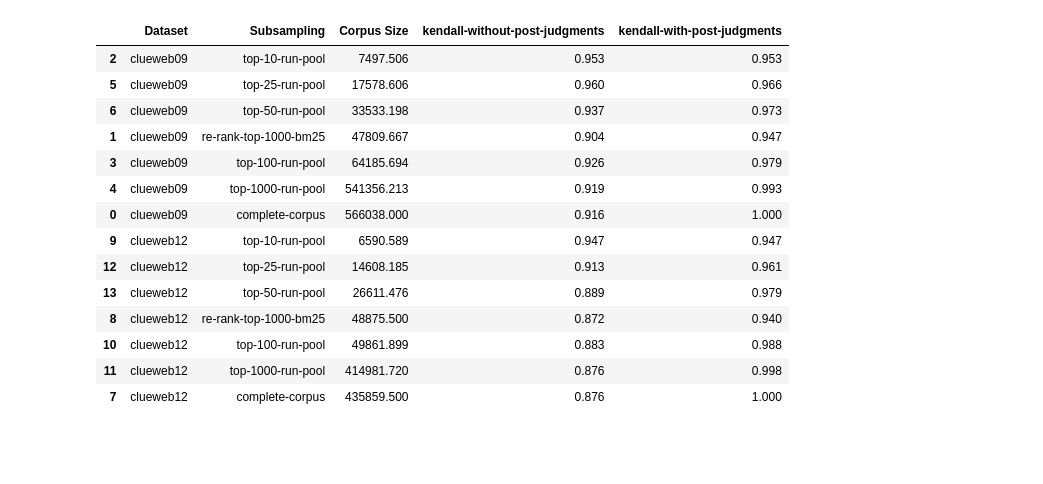
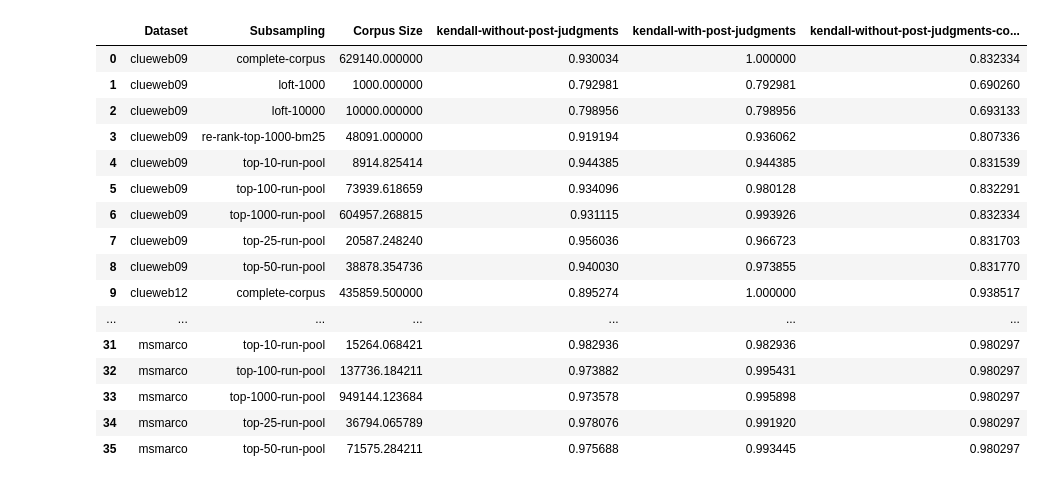
Before and after one commit to webis-de/ecir25-corpus-subsampling, a Jupyter notebook: notebooks/evaluation.ipynb, the cells around one changed output. Drawn from its saved outputs; the diff is of its cells as text; code cells hidden in the pictures; blank space fills up the shorter version.

```diff
--- a/notebooks/evaluation.ipynb
+++ b/notebooks/evaluation.ipynb
@@ -6,15 +6,12 @@ import pandas as pd
 from statistics import mean
 from tqdm import tqdm
 from numpy import isnan
+#pip install pyircor --ignore-requires-python --no-deps --break-system-packages
+# modify from collections.abc import Iterable
+from pyircor.tauap import tauap_b
 
 def corr(df, col_a, col_b):
-    ret = df[[col_a, col_b]].corr('kendall')
-    assert len(ret) == 2
-    ret = ret.iloc[0].to_dict()
-    if ret[col_b] > ret[col_a]:
-        raise ValueError('Could not handle', ret)
-
-    return ret[col_b]
+    return tauap_b(df[col_a], df[col_b])
 
 
 PERCENTAGE_TOP_SYSTEMS = 0.75
@@ -29,6 +26,7 @@ def evaluation_against_pool(f):
                 ret[method] = {
                     'corpus-size': [],
                     'kendall-without-post-judgments': [],
+                    'kendall-without-post-judgments-condensed': [],
                     'kendall-with-post-judgments': [],
                 }
 
@@ -40,6 +38,7 @@ def evaluation_against_pool(f):
                     'run': run,
                     'evaluation-with-post-judgments': run_eval['evaluation-with-post-judgments'][MEASURE],
                     'evaluation-without-post-judgments': run_eval['evaluation-without-post-judgments'][MEASURE],
+                    'evaluation-without-post-judgments-condensed': run_eval['evaluation-without-post-judgments'][MEASURE + '-condensed'],
                     'ground-truth-evaluation': run_eval[TRUTH_FIELD][MEASURE]
                 }]
 
@@ -48,6 +47,7 @@ def evaluation_against_pool(f):
             ndcg_scores = ndcg_scores.head(int(len(ndcg_scores)*PERCENTAGE_TOP_SYSTEMS))
 
             ret[method]['kendall-without-post-judgments'] += [corr(ndcg_scores, 'evaluation-without-post-judgments', 'ground-truth-evaluation')]
+            ret[method]['kendall-without-post-judgments-condensed'] += [corr(ndcg_scores, 'evaluation-without-post-judgments-condensed', 'ground-truth-evaluation')]
             ret[method]['kendall-with-post-judgments'] += [corr(ndcg_scores, 'evaluation-with-post-judgments', 'ground-truth-evaluation')]
 
     return ret
@@ -71,6 +71,7 @@ def evaluation_against_unpooled(f):
                     ret[method]['ndcg-scores'] += [{
                         'evaluation-with-post-judgments': run_eval['evaluation-with-post-judgments'][MEASURE],
                         'evaluation-without-post-judgments': run_eval['evaluation-without-post-judgments'][MEASURE],
+                        'evaluation-without-post-judgments-condensed': run_eval['evaluation-without-post-judgments'][MEASURE + '-condensed'],
                         'ground-truth-evaluation': run_eval[TRUTH_FIELD][MEASURE]
                     }]
 
@@ -81,6 +82,7 @@ def evaluation_against_unpooled(f):
 
         ret[method]['kendall-without-post-judgments'] = [corr(ndcg_scores, 'evaluation-without-post-judgments', 'ground-truth-evaluation')]
         ret[method]['kendall-with-post-judgments'] = [corr(ndcg_scores, 'evaluation-with-post-judgments', 'ground-truth-evaluation')]
+        ret[method]['kendall-without-post-judgments-condensed'] = [corr(ndcg_scores, 'evaluation-without-post-judgments-condensed', 'ground-truth-evaluation')]
 
     return ret
 
@@ -105,16 +107,22 @@ def evaluation(against_pool=True):
                 'Subsampling': method,
                 'Corpus Size': mean(eval_for_method['corpus-size']),
                 'kendall-without-post-judgments': mean(eval_for_method['kendall-without-post-judgments']),
+                'kendall-without-post-judgments-condensed': mean(eval_for_method['kendall-without-post-judgments-condensed']),
                 'kendall-with-post-judgments': mean(eval_for_method['kendall-with-post-judgments']),
             }]
 
     return pd.DataFrame(df)
 # %%
-df = evaluation(against_pool=False)
-df['Dataset'] = df['Dataset'].apply(lambda i: i.split('-')[0])
+def create_df(against_pool):
+    df = evaluation(against_pool)
+    df['Dataset'] = df['Dataset'].apply(lambda i: i.split('-')[0])
 
-df = df.groupby(['Dataset', 'Subsampling']) \
-       .agg({'Corpus Size': 'mean', 'kendall-without-post-judgments': 'mean', 'kendall-with-post-judgments': 'mean'}) \
-       .reset_index()
+    df = df.groupby(['Dataset', 'Subsampling']) \
+           .agg({'Corpus Size': 'mean', 'kendall-without-post-judgments': 'mean', 'kendall-with-post-judgments': 'mean', 'kendall-without-post-judgments-condensed': 'mean'}) \
+           .reset_index()
 
-df.sort_values(['Dataset', 'Corpus Size']).round(3)
+    df.sort_values(['Dataset', 'Corpus Size']).round(3)
+    return df
+
+df_against_pool = create_df(True)
+df_all_unpooled = create_df(False)
@@ -164,25 +129,20 @@ df.sort_values(['Dataset', 'Corpus Size']).round(3)
-# %%
-df = evaluation(against_pool=True)
-df['Dataset'] = df['Dataset'].apply(lambda i: i.split('-')[0])
-
-df = df.groupby(['Dataset', 'Subsampling']) \
-       .agg({'Corpus Size': 'mean', 'kendall-without-post-judgments': 'mean', 'kendall-with-post-judgments': 'mean'}) \
-       .reset_index()
-
-df.sort_values(['Dataset', 'Corpus Size']).round(3)
-# %% [output]
-|  | Dataset | Subsampling | Corpus Size | kendall-without-post-judgments | kendall-with-post-judgments |
-| 2 | clueweb09 | top-10-run-pool | 7497.506 | 0.953 | 0.953 |
-| 5 | clueweb09 | top-25-run-pool | 17578.606 | 0.960 | 0.966 |
-| 6 | clueweb09 | top-50-run-pool | 33533.198 | 0.937 | 0.973 |
-| 1 | clueweb09 | re-rank-top-1000-bm25 | 47809.667 | 0.904 | 0.947 |
-| 3 | clueweb09 | top-100-run-pool | 64185.694 | 0.926 | 0.979 |
-| 4 | clueweb09 | top-1000-run-pool | 541356.213 | 0.919 | 0.993 |
-| 0 | clueweb09 | complete-corpus | 566038.000 | 0.916 | 1.000 |
-| 9 | clueweb12 | top-10-run-pool | 6590.589 | 0.947 | 0.947 |
-| 12 | clueweb12 | top-25-run-pool | 14608.185 | 0.913 | 0.961 |
-| 13 | clueweb12 | top-50-run-pool | 26611.476 | 0.889 | 0.979 |
-| 8 | clueweb12 | re-rank-top-1000-bm25 | 48875.500 | 0.872 | 0.940 |
-| 10 | clueweb12 | top-100-run-pool | 49861.899 | 0.883 | 0.988 |
-| 11 | clueweb12 | top-1000-run-pool | 414981.720 | 0.876 | 0.998 |
-| 7 | clueweb12 | complete-corpus | 435859.500 | 0.876 | 1.000 |
+# %%
+df_against_pool
+# %% [output]
+|  | Dataset | Subsampling | Corpus Size | kendall-without-post-judgments | kendall-with-post-judgments | kendall-without-post-judgments-co... |
+| 0 | clueweb09 | complete-corpus | 629140.000000 | 0.930034 | 1.000000 | 0.832334 |
+| 1 | clueweb09 | loft-1000 | 1000.000000 | 0.792981 | 0.792981 | 0.690260 |
+| 2 | clueweb09 | loft-10000 | 10000.000000 | 0.798956 | 0.798956 | 0.693133 |
+| 3 | clueweb09 | re-rank-top-1000-bm25 | 48091.000000 | 0.919194 | 0.936062 | 0.807336 |
+| 4 | clueweb09 | top-10-run-pool | 8914.825414 | 0.944385 | 0.944385 | 0.831539 |
+| 5 | clueweb09 | top-100-run-pool | 73939.618659 | 0.934096 | 0.980128 | 0.832291 |
+| 6 | clueweb09 | top-1000-run-pool | 604957.268815 | 0.931115 | 0.993926 | 0.832334 |
+| 7 | clueweb09 | top-25-run-pool | 20587.248240 | 0.956036 | 0.966723 | 0.831703 |
+| 8 | clueweb09 | top-50-run-pool | 38878.354736 | 0.940030 | 0.973855 | 0.831770 |
+| 9 | clueweb12 | complete-corpus | 435859.500000 | 0.895274 | 1.000000 | 0.938517 |
+| ... | ... | ... | ... | ... | ... | ... |
+| 31 | msmarco | top-10-run-pool | 15264.068421 | 0.982936 | 0.982936 | 0.980297 |
+| 32 | msmarco | top-100-run-pool | 137736.184211 | 0.973882 | 0.995431 | 0.980297 |
+| 33 | msmarco | top-1000-run-pool | 949144.123684 | 0.973578 | 0.995898 | 0.980297 |
+| 34 | msmarco | top-25-run-pool | 36794.065789 | 0.978076 | 0.991920 | 0.980297 |
+| 35 | msmarco | top-50-run-pool | 71575.284211 | 0.975688 | 0.993445 | 0.980297 |
```
Also changed, not shown: parts of 6 cells of this notebook.
